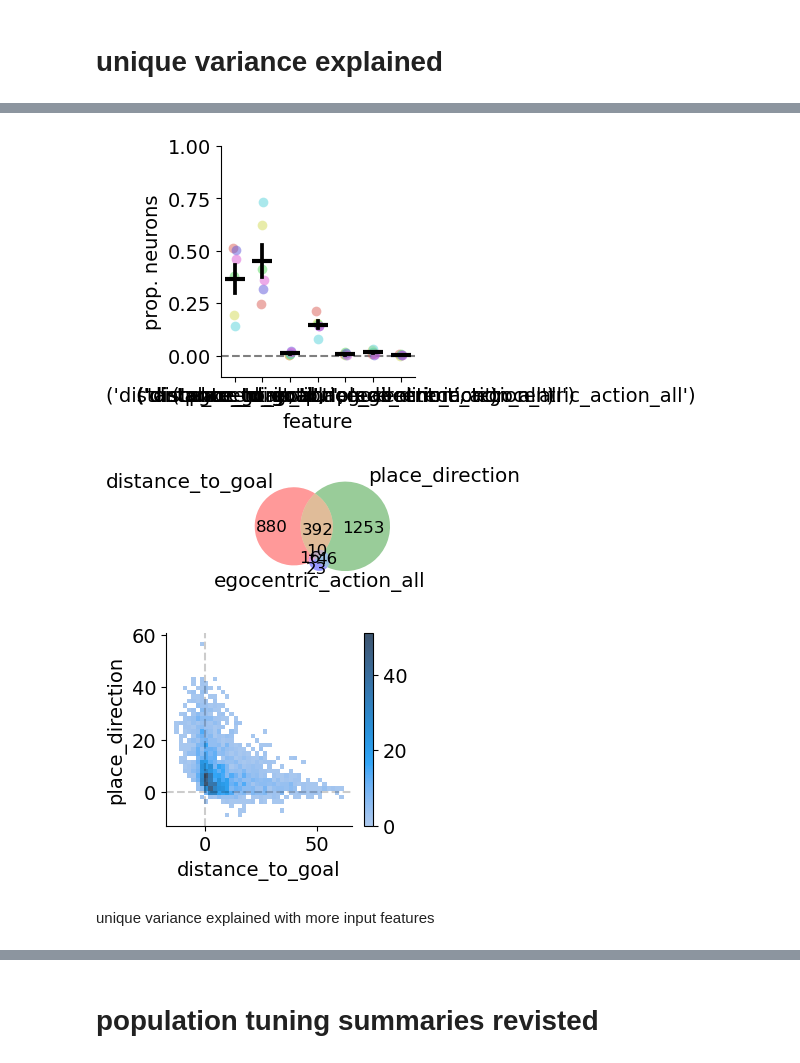
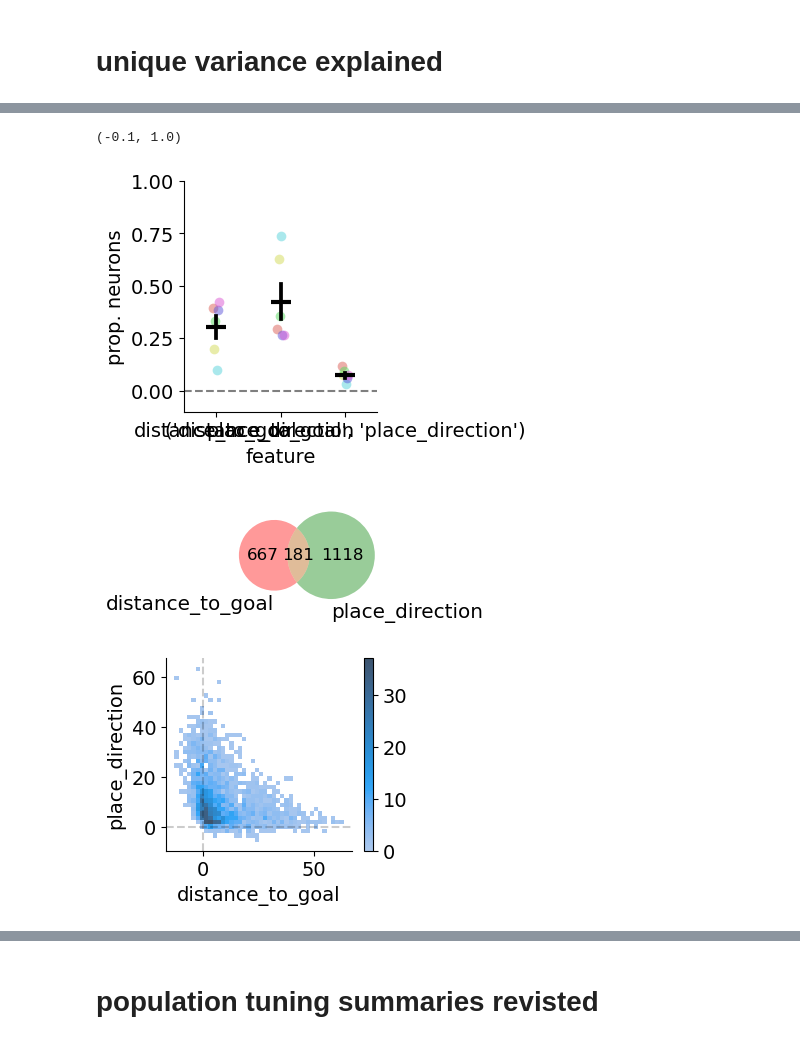
Before and after one commit to peterdoohan/GridMaze-mFC, a Jupyter notebook: Notebooks/neGLM.ipynb, the cells around one changed output, grey strips where cells are left out. Cells and saved outputs as stored; diff of their text form; code cells hidden in the pictures.

```diff
--- a/Notebooks/neGLM.ipynb
+++ b/Notebooks/neGLM.ipynb
@@ -112,10 +119,9 @@ variance_explained_results = lms.load_model_set_cv_scores(
 reduced_models = [
     "remove_distance_to_goal",
     "remove_place_direction",
-    "remove_egocentric_action_all",
 ]
-cpd_df = ve.get_cpd_df(variance_explained_results, reduced_models=reduced_models, outlier_threshold=-0.2)
-feature_tuned_df = ve.get_feature_tuned_df(variance_explained_results, reduced_models=reduced_models)
+cpd_df = ve.get_cpd_df(variance_explained_results, reduced_models=reduced_models, outlier_threshold=-0.6)
+feature_tuned_df = ve.get_feature_tuned_df(variance_explained_results, reduced_models=reduced_models, alpha=0.01)
 # %%
 models = [f.split("_", 1)[-1] for f in reduced_models]
 reload(ve)
@@ -140,9 +146,10 @@ ve.plot_summary_pointplot(
     ax=ax,
 )
 ax.set_ylim(-0.1, 1)
-f.savefig("../results/nbeGLM/figures/feature_tuning_summary.pdf")
+# f.savefig("../results/nbeGLM/figures/feature_tuning_summary.pdf")
 # %% [output]
+(-0.1, 1.0)
-[figure, old version]
+[figure, new version]
 # %%
 reload(ve)
 fig, ax = plt.subplots(1, 1, figsize=(2, 2))
@@ -151,15 +158,13 @@ ve.plot_summary_venn_diagram(
     models=models,
     ax=ax,
 )
-fig.savefig("../results/nbeGLM/figures/feature_tuning_venn.pdf")
+# fig.savefig("../results/nbeGLM/figures/feature_tuning_venn.pdf")
 # %% [output]
-[figure, old version]
+[figure, new version]
 # %%
 reload(ve)
 f, ax = plt.subplots(1, 1, figsize=(3, 2.5))
-ve.plot_cpd_clusters(cpd_df, feature_tuned_df, ax=ax)
-f.savefig("../results/nbeGLM/figures/cpd_scatter.pdf")
+ve.plot_cpd_clusters(cpd_df, feature_tuned_df, remove_no_unique_variance_clusters=False, ax=ax)
+# f.savefig("../results/nbeGLM/figures/cpd_scatter.pdf")
 # %% [output]
-[figure, old version]
+[figure, new version]
-# %% [markdown]
-unique variance explained with more input features
```
Also changed, not shown: parts of 25 cells of this notebook.
